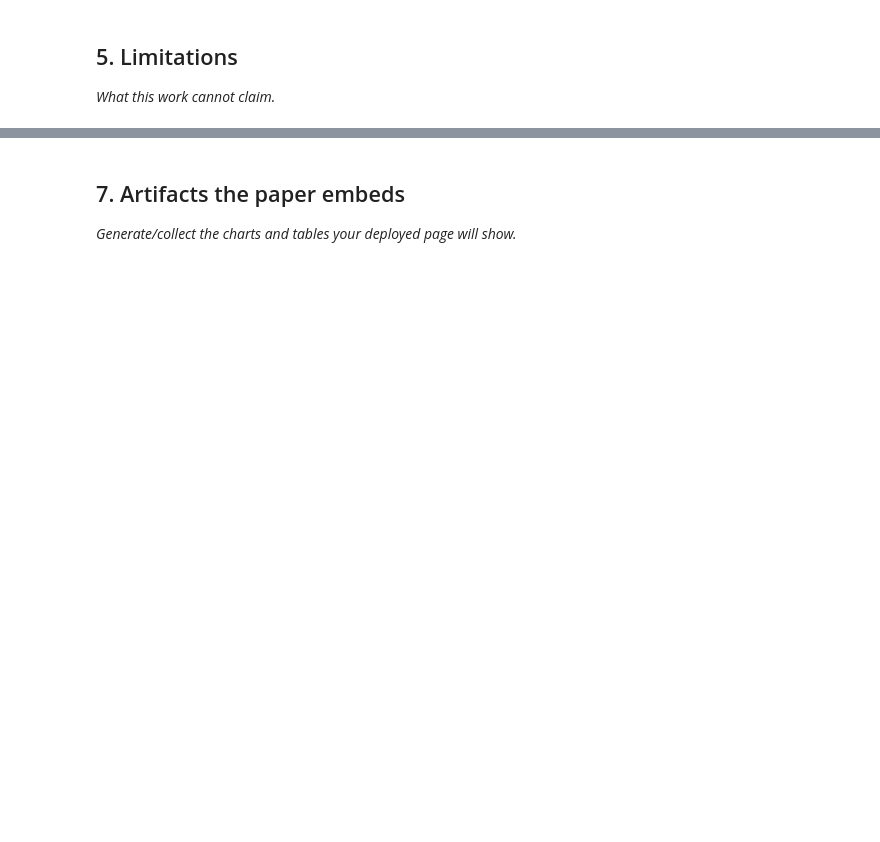
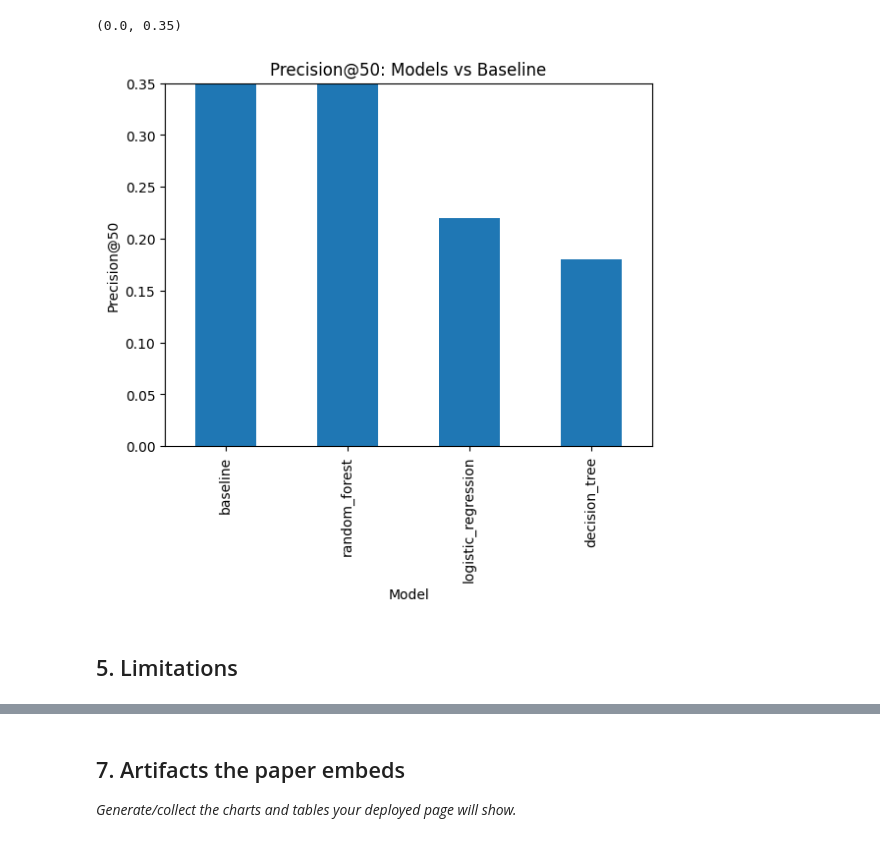
Before and after one commit to ahmed-morad15/flyrank-ml-internship, a Jupyter notebook: work/notebooks/capstone.ipynb, the cells around one changed output, grey strips where cells are left out. Cells and saved outputs as stored; diff of their text form; code cells hidden in the pictures; blank space fills up the shorter version.

```diff
--- a/work/notebooks/capstone.ipynb
+++ b/work/notebooks/capstone.ipynb
@@ -20,0 +479,14 @@ This skeleton is yours to fill. Work the sections **in order** — each one has
+# %%
+# Handle missing feature values without dropping pages
+
+X_clean = X.copy()
+
+for column in X_clean.columns:
+    X_clean[column] = X_clean[column].fillna(
+        X_clean[column].median()
+    )
+
+print("Missing values after imputation:")
+display(X_clean.isna().sum().to_frame("missing"))
+
+print("\nFinal feature matrix:", X_clean.shape)
@@ -25,4 +729,24 @@ This skeleton is yours to fill. Work the sections **in order** — each one has
+# %%
+# Precision@50 comparison
+
+plot_df = results_df.sort_values(
+    "precision_at_50",
+    ascending=False
+)
+
+ax = plot_df.plot(
+    x="model",
+    y="precision_at_50",
+    kind="bar",
+    legend=False,
+    title="Precision@50: Models vs Baseline",
+    ylabel="Precision@50",
+    xlabel="Model"
+)
+
+ax.set_ylim(0, 0.35)
+# %% [output]
+(0.0, 0.35)
+[figure, added]
 # %% [markdown]
 ## 5. Limitations
-
-*What this work cannot claim.*
```
Also changed, not shown: parts of 46 cells of this notebook.
